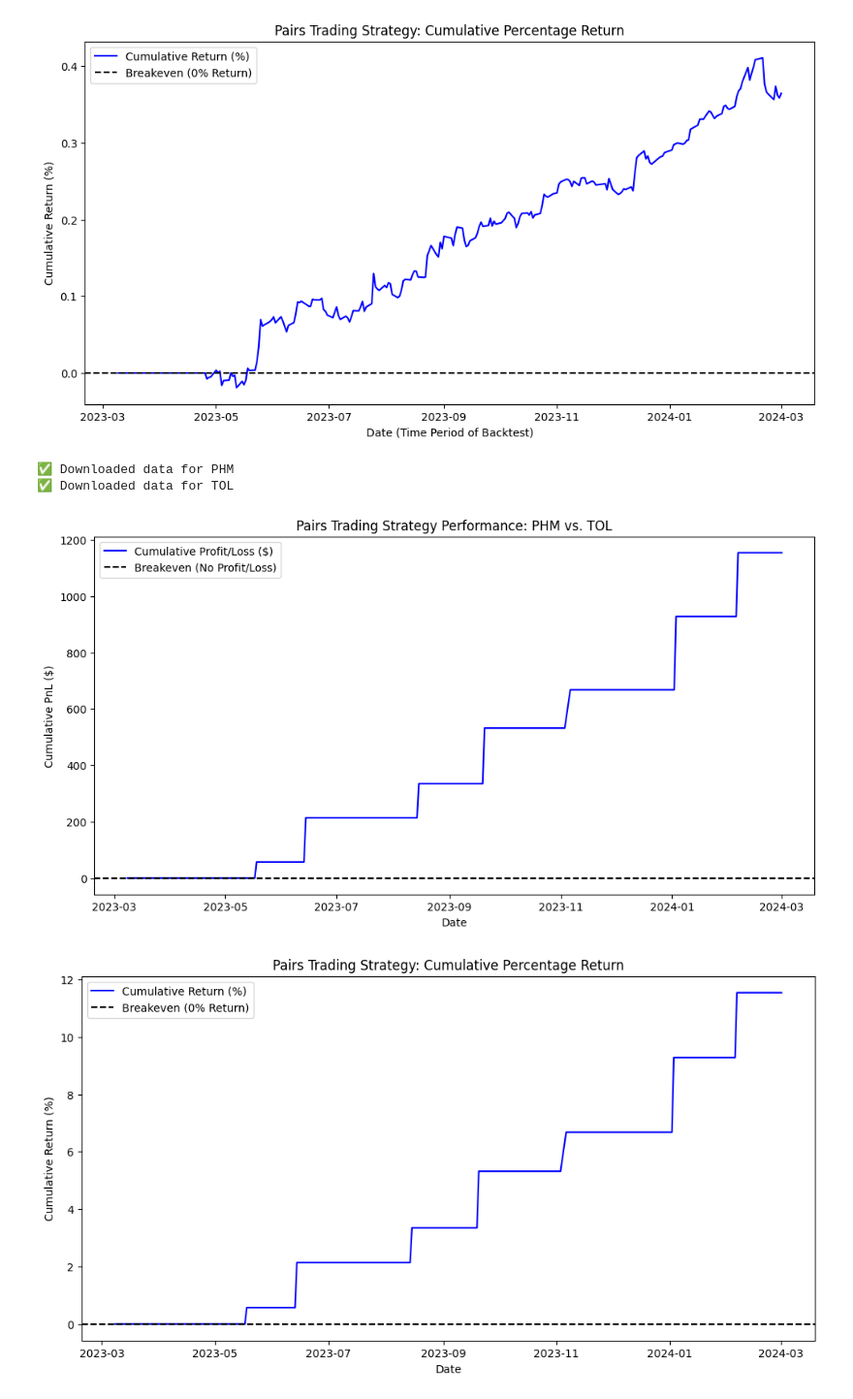
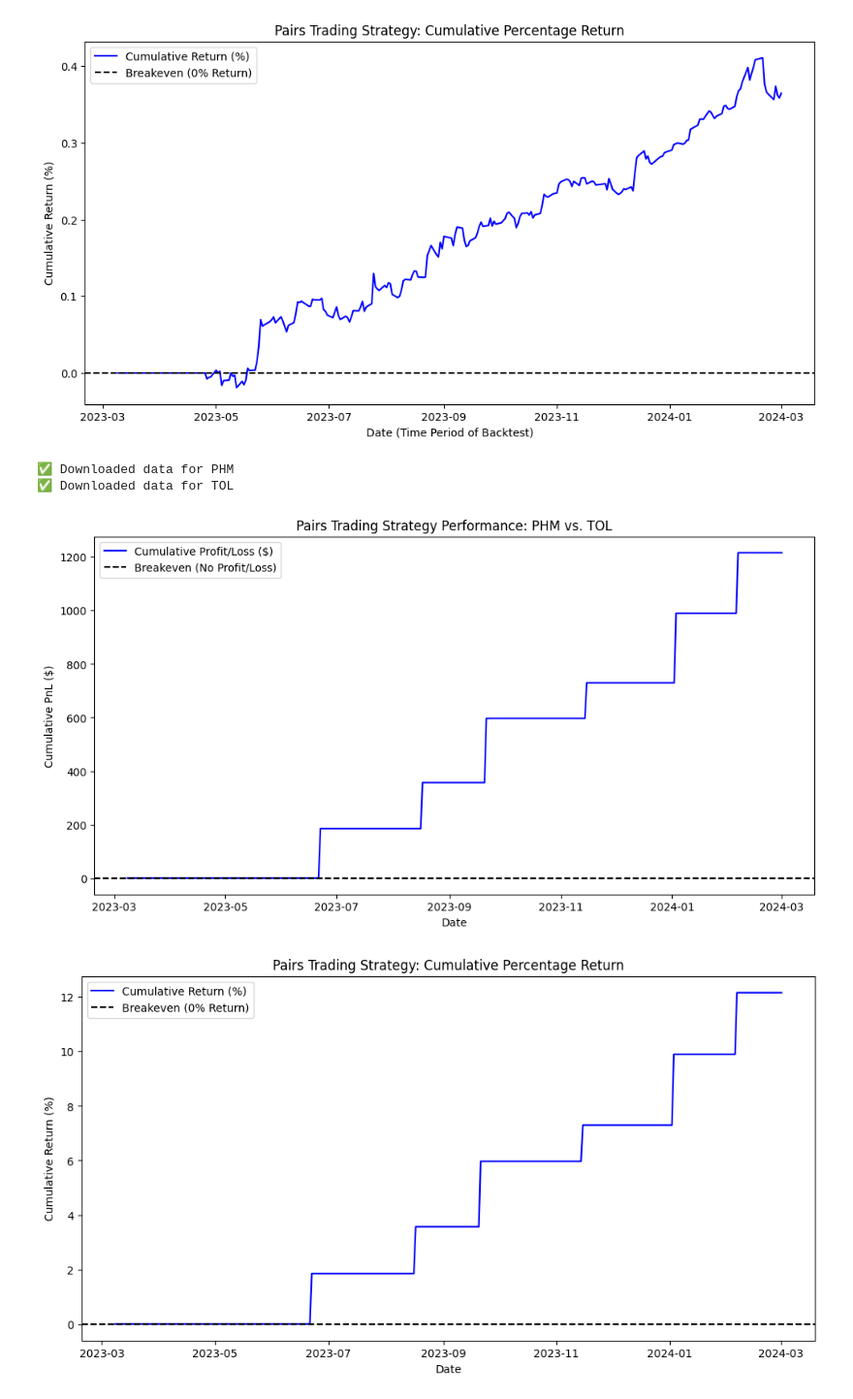
Before and after one commit to ronitbatra/pairs-trading, a Jupyter notebook: notebooks/backtest.ipynb, the cells around one changed output. Shown at 97% size. Saved outputs shown, nothing was run; the diff lists cells and outputs as text; code cells hidden in the pictures.

```diff
--- a/notebooks/backtest.ipynb
+++ b/notebooks/backtest.ipynb
@@ -109,7 +109,7 @@ from polygon import RESTClient
 import time
 
 # Polygon.io API Key
-API_KEY = "qZjobWEw7wU6mutIdeE19pDHXcPzbp4R"
+API_KEY = "mEqEtplJt3hKWsHJpWQnTKBQJGjcruSx"
 client = RESTClient(API_KEY)
 
 # Define tickers and date range
@@ -151,7 +151,7 @@ signals["Z-Score"] = z_score
 # Define trading signals
 signals["Long Entry"] = z_score < -2  # Buy PHM, Sell TOL
 signals["Short Entry"] = z_score > 2  # Sell PHM, Buy TOL
-signals["Exit"] = (z_score > -0.5) & (z_score < 0.5)  # Close position
+signals["Exit"] = (z_score > -0.2) & (z_score < 0.2)  # Close position
 
 # Define position tracking
 signals["Position"] = 0
@@ -185,32 +185,32 @@ for i in range(1, len(signals)):
         position = 0  # Reset position
 
 # Compute cumulative PnL
 signals["Cumulative PnL"] = signals["Trade PnL"].cumsum()
 
 # Compute percentage return
 signals["Percent Return"] = (signals["Cumulative PnL"] / initial_capital) * 100
 
 # Plot updated Cumulative PnL
 plt.figure(figsize=(12, 6))
 plt.plot(signals["Cumulative PnL"], label="Cumulative Profit/Loss ($)", color="blue")
 plt.axhline(0, color="black", linestyle="--", label="Breakeven (No Profit/Loss)")
 plt.xlabel("Date")
 plt.ylabel("Cumulative PnL ($)")
 plt.title("Pairs Trading Strategy Performance: PHM vs. TOL")
 plt.legend()
 plt.show()
 
 # Plot updated Percentage Return
 plt.figure(figsize=(12, 6))
 plt.plot(signals.index, signals["Percent Return"], label="Cumulative Return (%)", color="blue")
 plt.axhline(0, color="black", linestyle="--", label="Breakeven (0% Return)")
 plt.xlabel("Date")
 plt.ylabel("Cumulative Return (%)")
 plt.title("Pairs Trading Strategy: Cumulative Percentage Return")
 plt.legend()
 plt.show()
 # %% [output]
 ✅ Downloaded data for PHM
 ✅ Downloaded data for TOL
-[figure, old version]
+[figure, new version]
-[figure, old version]
+[figure, new version]
```
Also changed, not shown: 13 other files.
